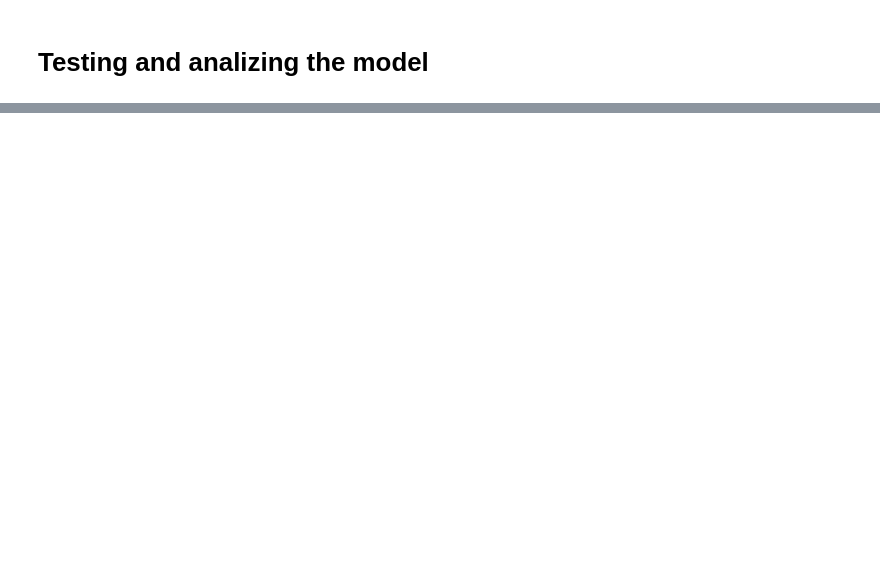
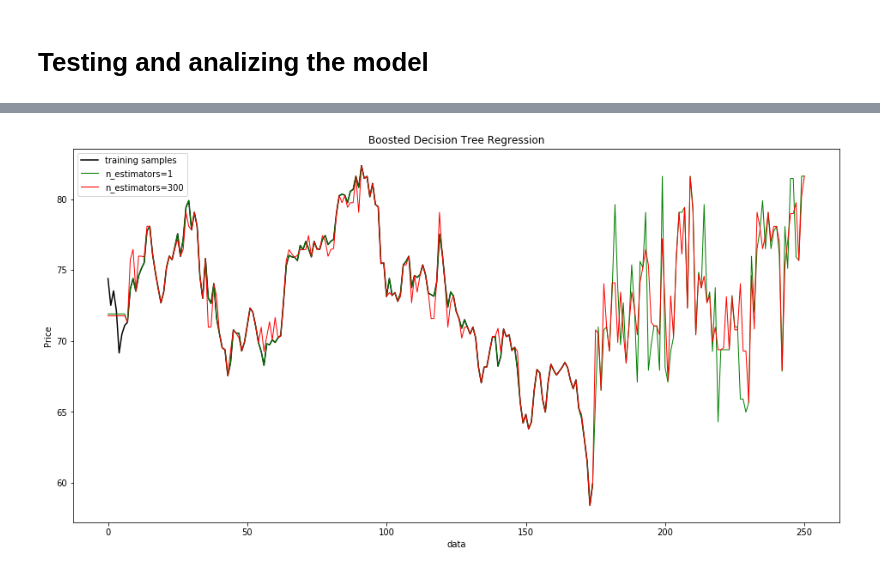
Before and after one commit to kairosart/factors, a Jupyter notebook: decision_tree_regression.ipynb, the cells around one changed output, grey strips where cells are left out. Cells and saved outputs as stored; diff of their text form; code cells hidden in the pictures; blank space fills up the shorter version.

Commit message:
Creating Decision Tree model.

```diff
--- a/decision_tree_regression.ipynb
+++ b/decision_tree_regression.ipynb
@@ -214,0 +142,2 @@ def model_fit_pred(X_train, y_train, X_test):
+# %%
+dtr.fit(X_train, y_train)
@@ -280,9 +195,0 @@ plt.show()
-# %%
-# Fit regression model
-params = {'n_estimators': 500, 'max_depth': 4, 'min_samples_split': 2,
-          'learning_rate': 0.01, 'loss': 'ls'}
-clf = ensemble.GradientBoostingRegressor(**params)
-
-clf.fit(X_train, y_train)
-mse = mean_squared_error(y_test, clf.predict(X_test))
-print("MSE: %.4f" % mse)
@@ -328,0 +196,12 @@ plt.show()
+# %%
+from sklearn.ensemble import AdaBoostRegressor
+
+
+# Fit regression model
+regr_1 = DecisionTreeRegressor(max_depth=20)
+
+regr_2 = AdaBoostRegressor(DecisionTreeRegressor(max_depth=20),
+                          n_estimators=300, random_state=0)
+
+regr_1.fit(X_train, y_train)
+regr_2.fit(X_train, y_train)
@@ -328,0 +216,17 @@ plt.show()
+# %%
+# Predict
+y_1 = regr_1.predict(X)
+y_2 = regr_2.predict(X)
+# %%
+# Plot the results
+plt.figure(figsize=(16,8))
+plt.plot(y_train.values, c="k", label="training samples")
+plt.plot(y_1, c="g", label="n_estimators=1", linewidth=1)
+plt.plot(y_2, c="r", label="n_estimators=300", linewidth=1)
+plt.xlabel("data")
+plt.ylabel("Price")
+plt.title("Boosted Decision Tree Regression")
+plt.legend()
+plt.show()
+# %% [output]
+[figure, added]
```
Also changed, not shown: parts of 24 cells of this notebook.
